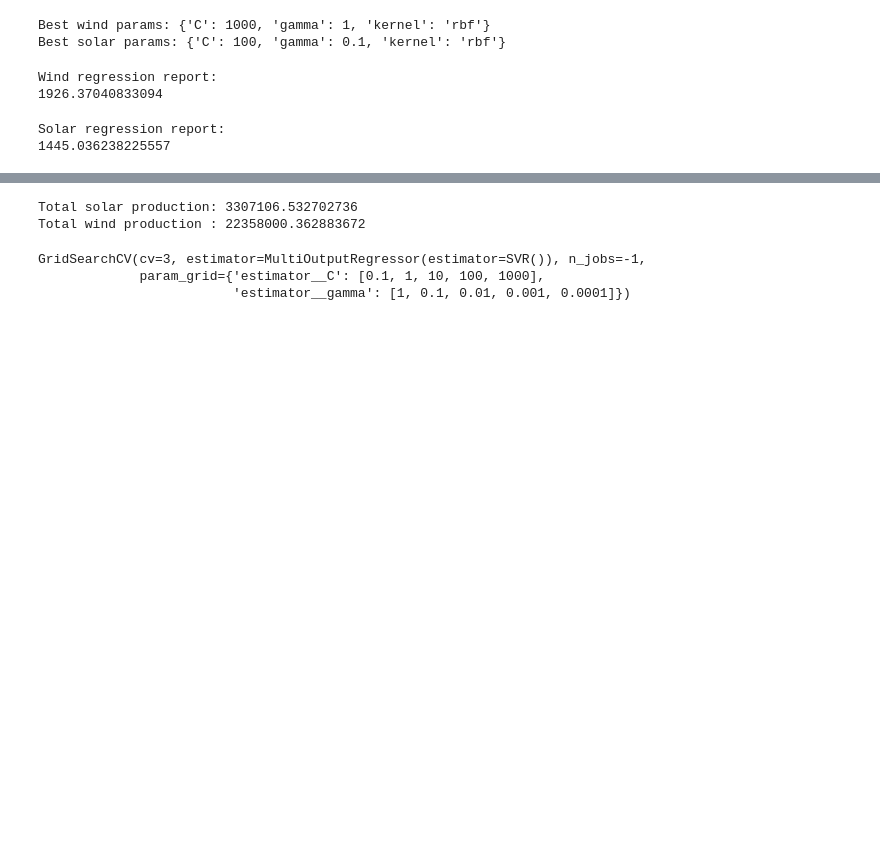
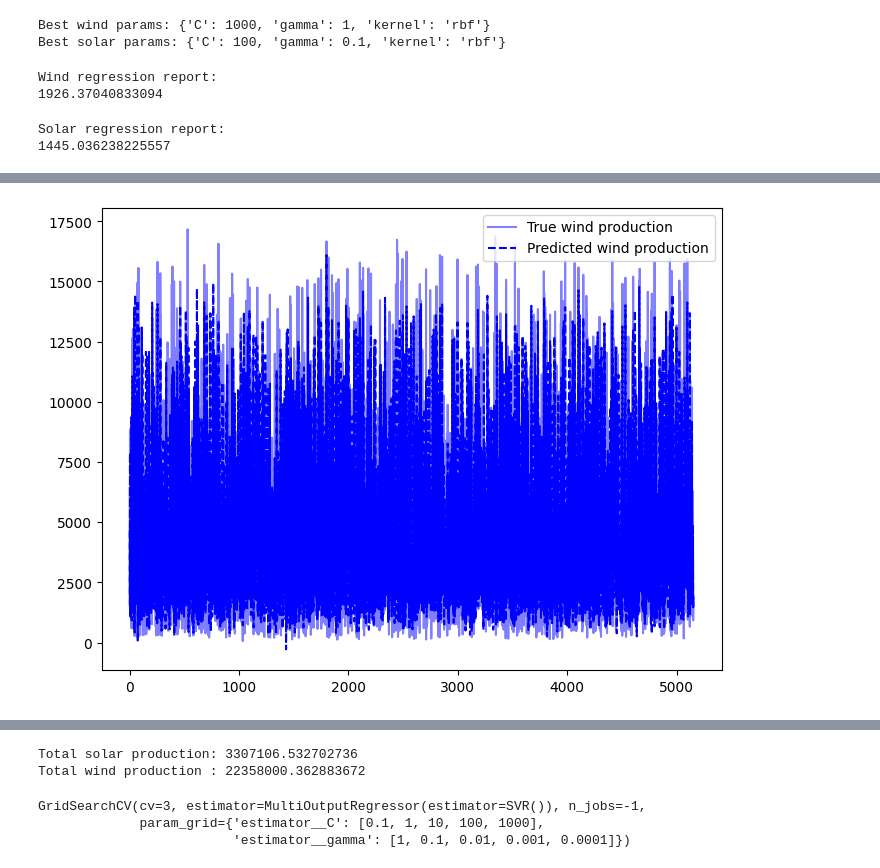
Before and after one commit to ibrahimmkhalid/data-228-project, a Jupyter notebook: model_svm.sync.ipynb, the cells around one changed output, grey strips where cells are left out. Drawn from its saved outputs; the diff is of its cells as text; code cells hidden in the pictures; blank space fills up the shorter version.

```diff
--- a/model_svm.sync.ipynb
+++ b/model_svm.sync.ipynb
@@ -186 +187,20 @@ plt.show()
+# %%
+plt.figure(figsize=figsize)
+plt.plot(
+    y_wind_test.to_list(),
+    label="True wind production",
+    color="blue",
+    linestyle="solid",
+    alpha=0.5,
+)
+plt.plot(
+    y_wind_pred,
+    label="Predicted wind production",
+    color="blue",
+    linestyle="dashed",
+)
+plt.legend()
+plt.show()
+# %% [output]
+[figure, added]
 # %%
```
Also changed, not shown: parts of 6 cells of this notebook, 1 other file.
